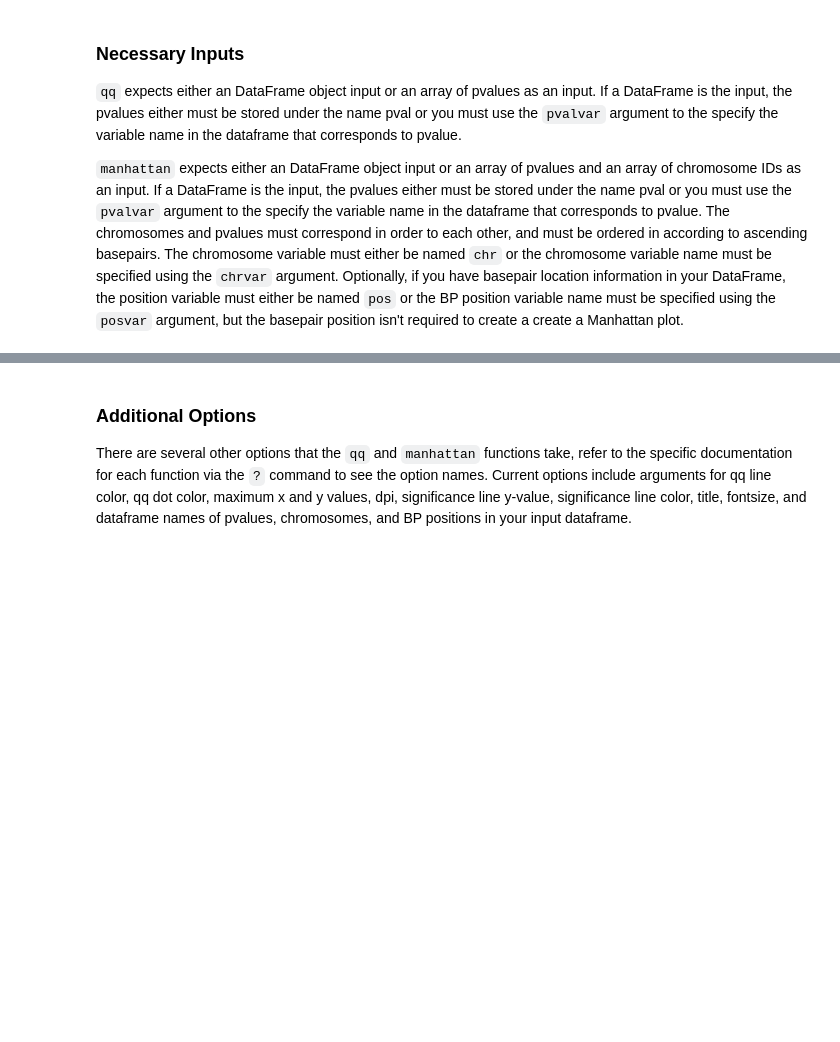
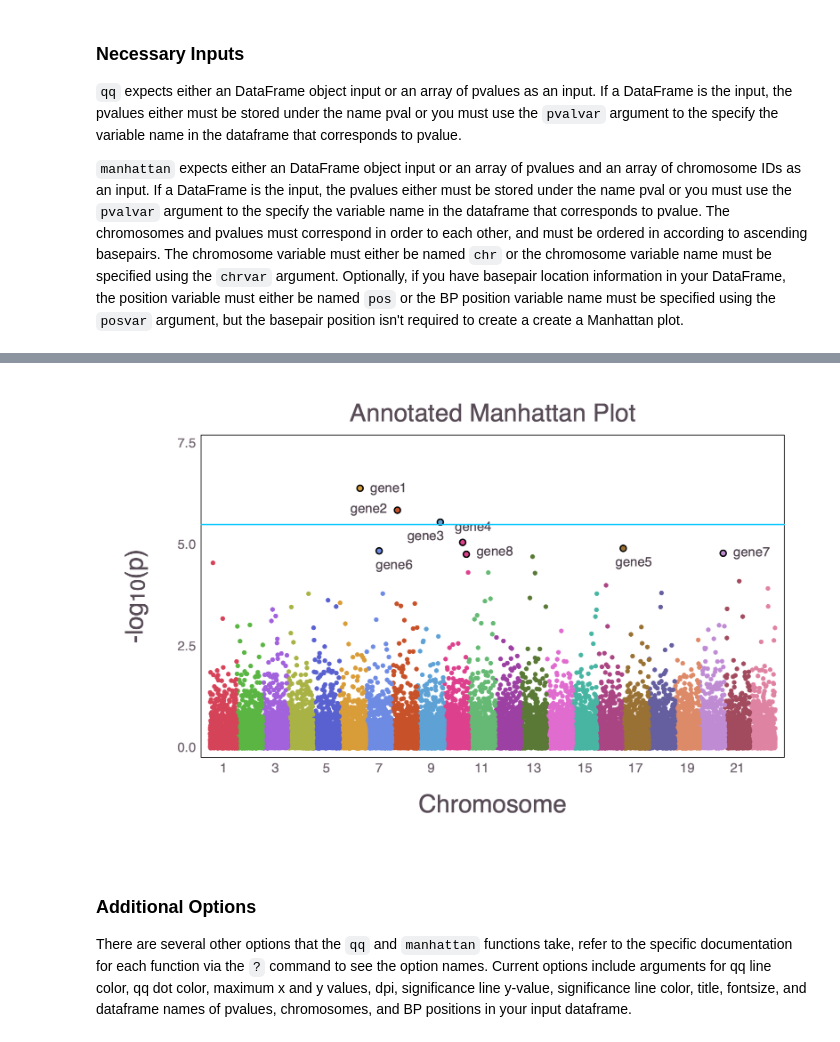
Before and after one commit to OpenMendel/MendelPlots.jl, a Jupyter notebook: docs/MendelPlots.ipynb, the cells around one changed output, grey strips where cells are left out. Cells and saved outputs as stored; diff of their text form; code cells hidden in the pictures; blank space fills up the shorter version.

Commit message:
Add annotation for Manhattan plots

```diff
--- a/docs/MendelPlots.ipynb
+++ b/docs/MendelPlots.ipynb
@@ -117,3 +130,7 @@ manhattan
+# %%
+display("image/png", read("annotated_manhattan.png"))
+# %% [output]
+[figure, added]
 # %% [markdown]
 ### Additional Options
 
```
Also changed, not shown: parts of 10 cells of this notebook, 13 other files.
